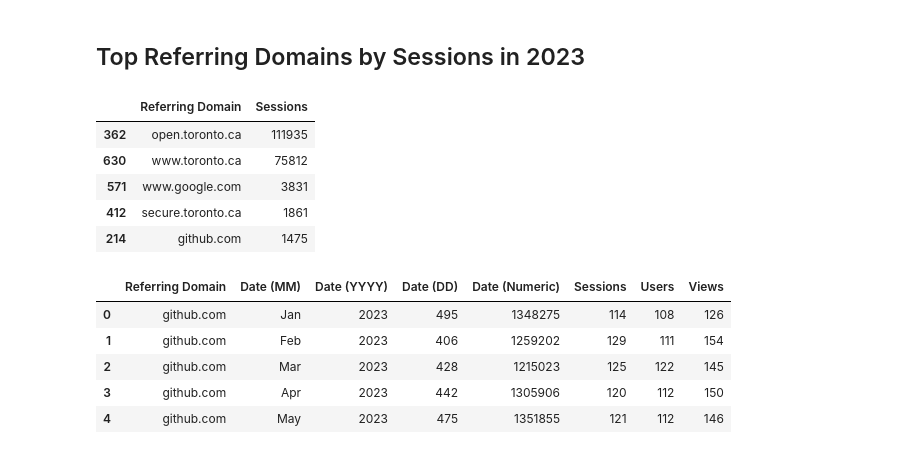
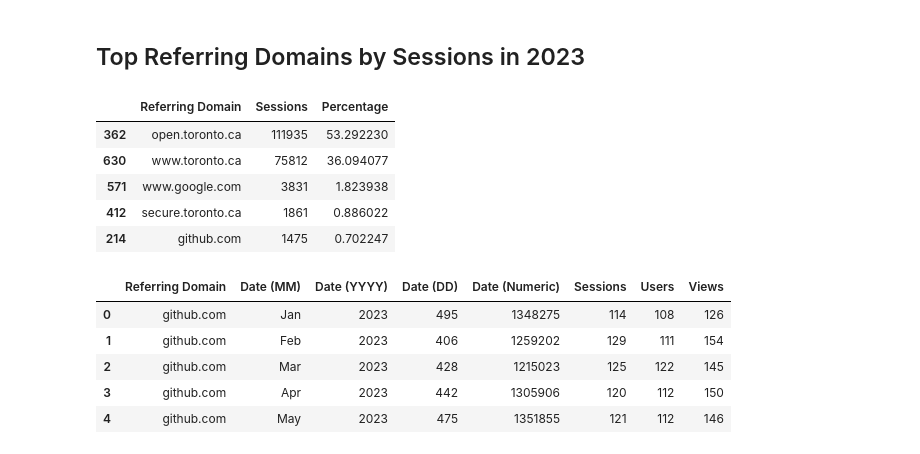
Before and after one commit to rkaushick-neu/toronto-od-web-analytics, a Jupyter notebook: Analysis_Notebook.ipynb, the cells around one changed output. Drawn from its saved outputs; the diff is of its cells as text; code cells hidden in the pictures.

Commit message:
Added percentage values for Search Terms & Referrer Domains.

```diff
--- a/Analysis_Notebook.ipynb
+++ b/Analysis_Notebook.ipynb
@@ -570,15 +570,21 @@ sessions_grouped_by_referring_domain.head(5)
 # %%
 sessions_grouped_by_referring_domain_2023 = referrer_domain_df['data-no-summary'][referrer_domain_df['data-no-summary']['Date (YYYY)'] == 2023].groupby('Referring Domain')['Sessions'].sum().reset_index()
 
+# Calculate total sessions
+total_sessions = sessions_grouped_by_referring_domain_2023['Sessions'].sum()
+
+# Calculate percentage of each referring domain
+sessions_grouped_by_referring_domain_2023['Percentage'] = (sessions_grouped_by_referring_domain_2023['Sessions'] / total_sessions) * 100
+
 sessions_grouped_by_referring_domain_2023 = sessions_grouped_by_referring_domain_2023.sort_values(by='Sessions', ascending=False)
 sessions_grouped_by_referring_domain_2023.head(5)
 # %% [output]
-|  | Referring Domain | Sessions |
-| 362 | open.toronto.ca | 111935 |
-| 630 | www.toronto.ca | 75812 |
-| 571 | www.google.com | 3831 |
-| 412 | secure.toronto.ca | 1861 |
-| 214 | github.com | 1475 |
+|  | Referring Domain | Sessions | Percentage |
+| 362 | open.toronto.ca | 111935 | 53.292230 |
+| 630 | www.toronto.ca | 75812 | 36.094077 |
+| 571 | www.google.com | 3831 | 1.823938 |
+| 412 | secure.toronto.ca | 1861 | 0.886022 |
+| 214 | github.com | 1475 | 0.702247 |
 # %%
 # checking for these websites over time
 
```
Also changed, not shown: parts of 1 cell of this notebook.
